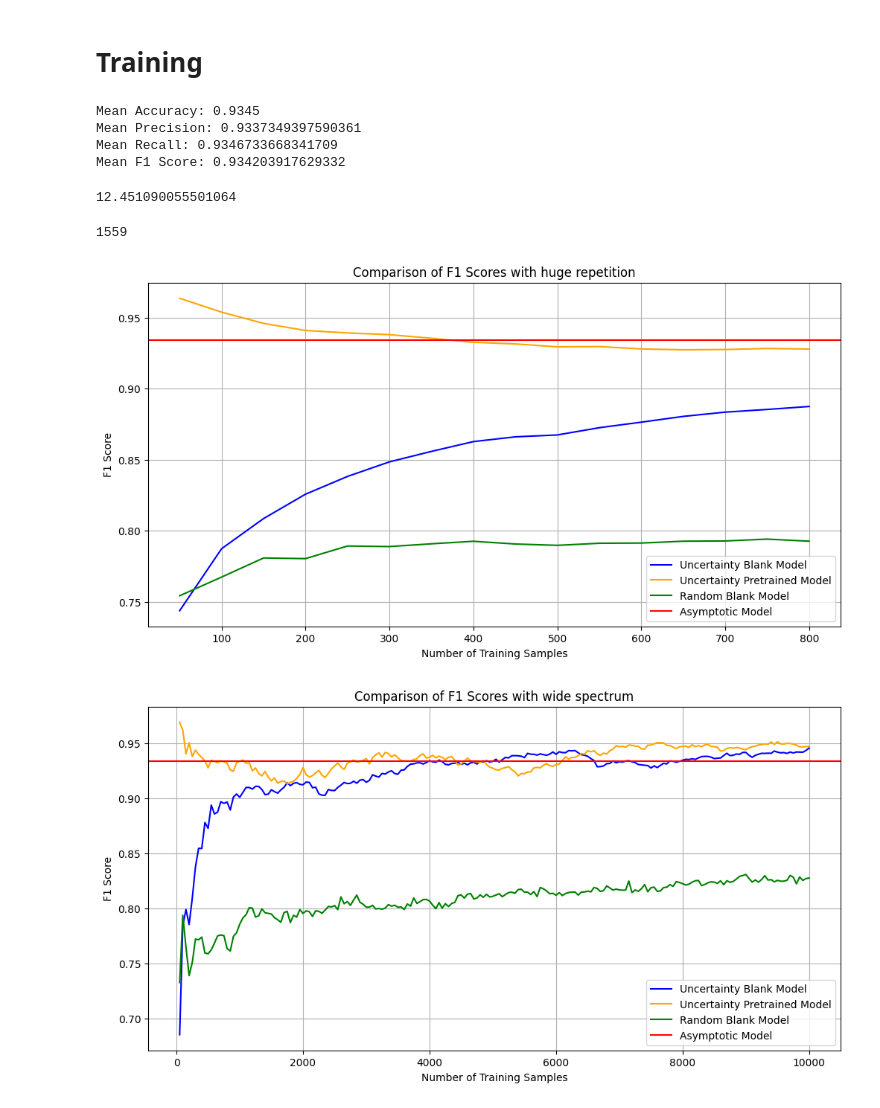
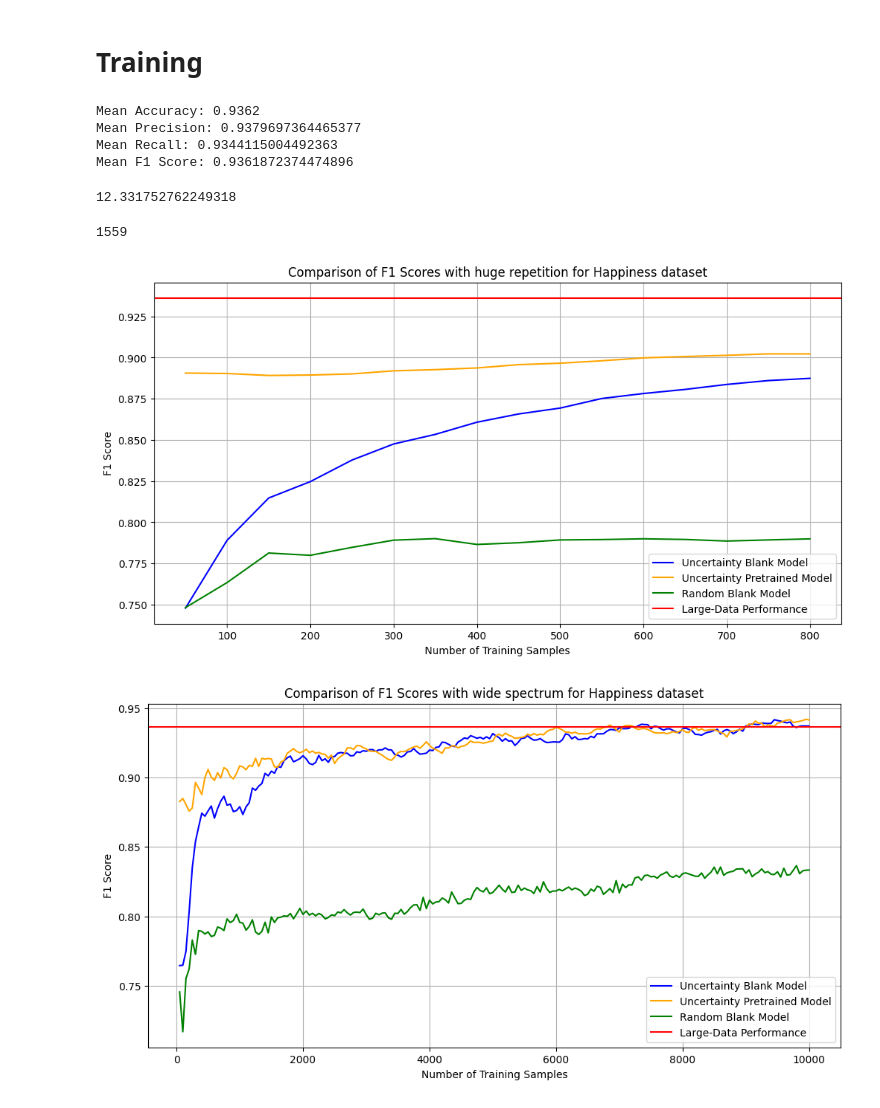
Before and after one commit to Dan-A2/cold-start-preference-learning, a Jupyter notebook: Happiness_code.ipynb, the cells around one changed output. Drawn from its saved outputs; the diff is of its cells as text; code cells hidden in the pictures.

Commit message:
Added the stanrdization function to util and Saved the plot data for further use

```diff
--- a/Happiness_code.ipynb
+++ b/Happiness_code.ipynb
@@ -75,6 +73,8 @@ data.head()
 | 2 | 88 | 5.211 | 1.002 | 1.160 | 0.785 | 0.086 | 0.114 | ... |
 | 3 | 47 | 6.086 | 1.092 | 1.432 | 0.881 | 0.471 | 0.050 | ... |
 | 4 | 116 | 4.559 | 0.850 | 1.055 | 0.815 | 0.283 | 0.064 | ... |
+# %%
+data = standardize_features(data, target_col_name)
 # %% [markdown]
 # PCA
 # %%
@@ -105,15 +105,15 @@ tree_depth = int(np.round(np.sqrt(len(data.columns))))
 # %%
 mf1 = train_evaluate_repeat(generate_random_pairs, data, num_samples=100000, depth=tree_depth, test_df=test_df, use_bradley=True, exp=True, add_noise=False, noise=0.1, label_col=target_col_name, repeats=1)
 # %% [output]
-Mean Accuracy: 0.9345
-Mean Precision: 0.9337349397590361
-Mean Recall: 0.9346733668341709
-Mean F1 Score: 0.934203917629332
+Mean Accuracy: 0.9362
+Mean Precision: 0.9379697364465377
+Mean Recall: 0.9344115004492363
+Mean F1 Score: 0.9361872374474896
 # %%
 var, residuals = calculate_pca_var(data, target_col_name)
 print(var)
 # %% [output]
-12.451090055501064
+12.331752762249318
 # %%
 # Calculating the number of pairs
 max_pairs = len(data) * 10
@@ -167,15 +168,15 @@ plt.figure(figsize=(12, 6))
 plt.plot(range(step, num_samples+1, step), average_f1_scores_UB, label='Uncertainty Blank Model', color='blue')
 plt.plot(range(step, num_samples+1, step), average_f1_scores_UP, label='Uncertainty Pretrained Model', color='orange')
 plt.plot(range(step, num_samples+1, step), average_f1_scores_RB, label='Random Blank Model', color='green')
-plt.axhline(y = mf1, color = 'r', linestyle = '-', label='Asymptotic Model')
+plt.axhline(y = mf1, color = 'r', linestyle = '-', label='Large-Data Performance')
 plt.xlabel('Number of Training Samples')
 plt.ylabel('F1 Score')
-plt.title('Comparison of F1 Scores with huge repetition')
+plt.title('Comparison of F1 Scores with huge repetition for Happiness dataset')
 plt.legend()
 plt.grid(True)
 plt.show()
 # %% [output]
-[figure, old version]
+[figure, new version]
 # %%
 step = 50
 num_samples = 10000
@@ -210,15 +212,15 @@ average_f1_scores_RB2 = np.mean(f1_scores_RB_repeats2, axis=0)
 # %%
 # Plot the results
 plt.figure(figsize=(12, 6))
 plt.plot(range(step, num_samples+1, step), average_f1_scores_UB2, label='Uncertainty Blank Model', color='blue')
 plt.plot(range(step, num_samples+1, step), average_f1_scores_UP2, label='Uncertainty Pretrained Model', color='orange')
 plt.plot(range(step, num_samples+1, step), average_f1_scores_RB2, label='Random Blank Model', color='green')
-plt.axhline(y = mf1, color = 'r', linestyle = '-', label='Asymptotic Model')
+plt.axhline(y = mf1, color = 'r', linestyle = '-', label='Large-Data Performance')
 plt.xlabel('Number of Training Samples')
 plt.ylabel('F1 Score')
-plt.title('Comparison of F1 Scores with wide spectrum')
+plt.title('Comparison of F1 Scores with wide spectrum for Happiness dataset')
 plt.legend()
 plt.grid(True)
 plt.show()
 # %% [output]
-[figure, old version]
+[figure, new version]
```
Also changed, not shown: parts of 4 cells of this notebook, 5 other files.
